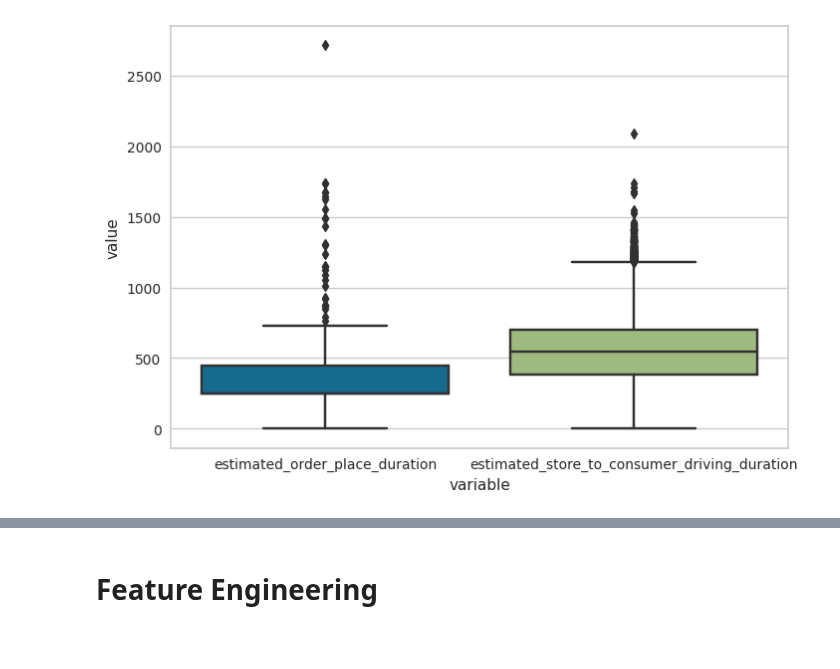
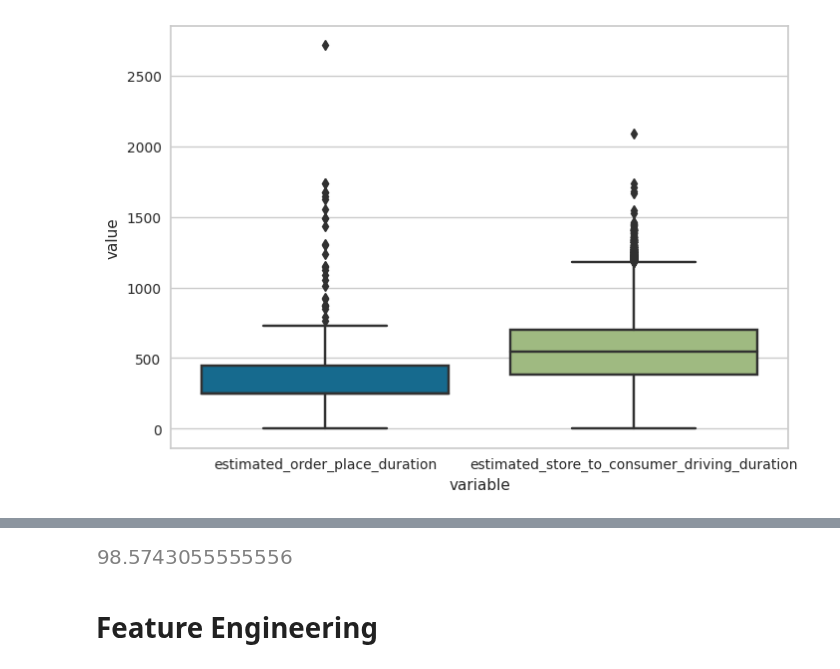
Before and after one commit to mindyng/2023-Business-Projects, a Jupyter notebook: doordash-delivery-time-prediction.ipynb, the cells around one changed output, grey strips where cells are left out. Cells and saved outputs as stored; diff of their text form; code cells hidden in the pictures; blank space fills up the shorter version.

```diff
--- a/doordash-delivery-time-prediction.ipynb
+++ b/doordash-delivery-time-prediction.ipynb
@@ -434,3 +471,8 @@ sns.boxplot(x="variable", y="value", data=pd.melt(data[['estimated_order_place_d
+# %%
+# Most deliveries take 45 minutes to an hour.
+141947/60/24 # max has to be an advance preorder (catering) / app input/API error. Will need to definitely get rid of outliers before model building...
+# %% [output]
+[figure, added]
 # %% [markdown]
 # Feature Engineering
 # %% [markdown]
```
Also changed, not shown: parts of 9 cells of this notebook.
